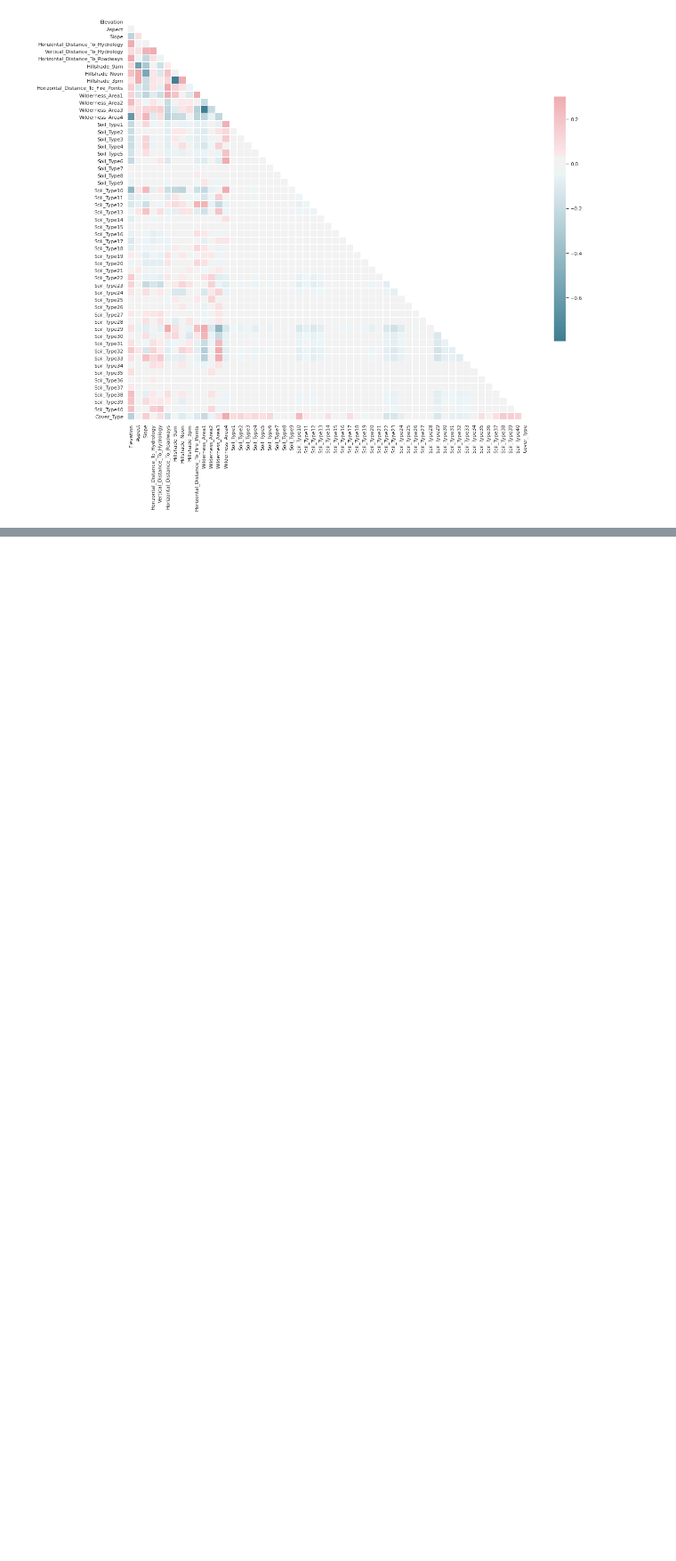
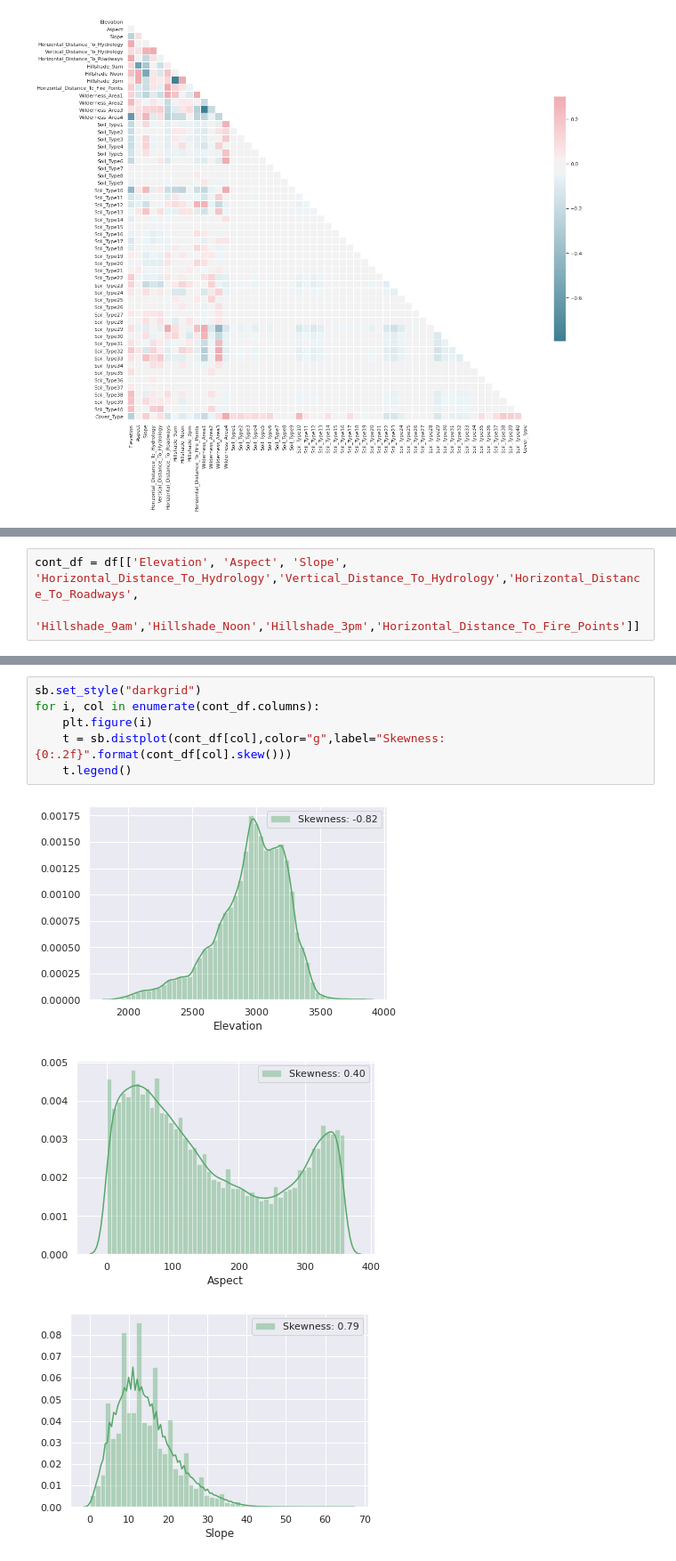
Before and after one commit to patakib/forest-cover-analysis, a Jupyter notebook: forest-cover.ipynb, the cells around one changed output, grey strips where cells are left out. Shown at 89% size. Saved outputs shown, nothing was run; the diff lists cells and outputs as text; blank space fills up the shorter version.

Commit message:
feature visualization, EDA

```diff
--- a/forest-cover.ipynb
+++ b/forest-cover.ipynb
@@ -138,0 +178,3 @@ sb.heatmap(df_corr, mask=mask_train, cmap=cmap_train, vmax=.3, center=0,
+# %%
+cont_df = df[['Elevation', 'Aspect', 'Slope', 'Horizontal_Distance_To_Hydrology','Vertical_Distance_To_Hydrology','Horizontal_Distance_To_Roadways',
+              'Hillshade_9am','Hillshade_Noon','Hillshade_3pm','Horizontal_Distance_To_Fire_Points']]
@@ -138,0 +190,10 @@ sb.heatmap(df_corr, mask=mask_train, cmap=cmap_train, vmax=.3, center=0,
+# %%
+sb.set_style("darkgrid")
+for i, col in enumerate(cont_df.columns):
+    plt.figure(i)
+    t = sb.distplot(cont_df[col],color="g",label="Skewness: {0:.2f}".format(cont_df[col].skew()))
+    t.legend()
+# %% [output]
+[figure, added]
+[figure, added]
+[figure, added]
```
Also changed, not shown: parts of 10 cells of this notebook.
